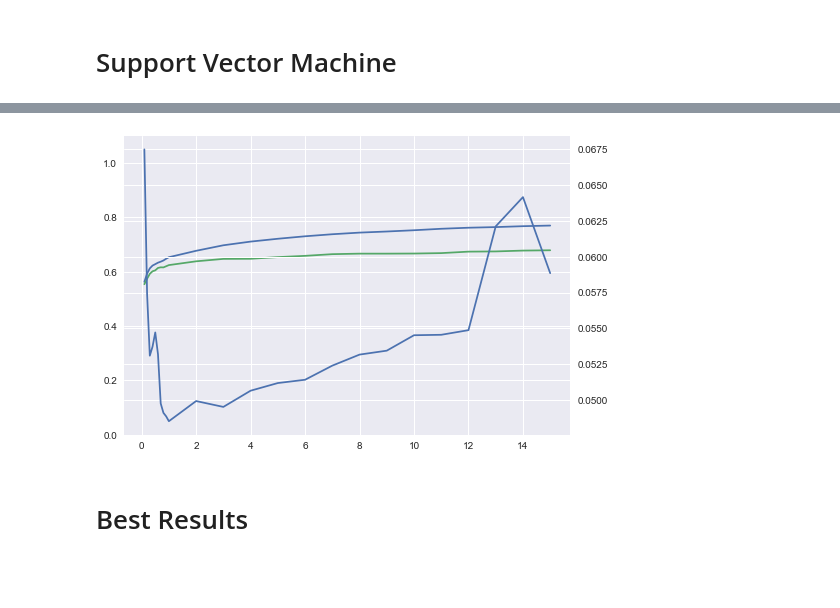
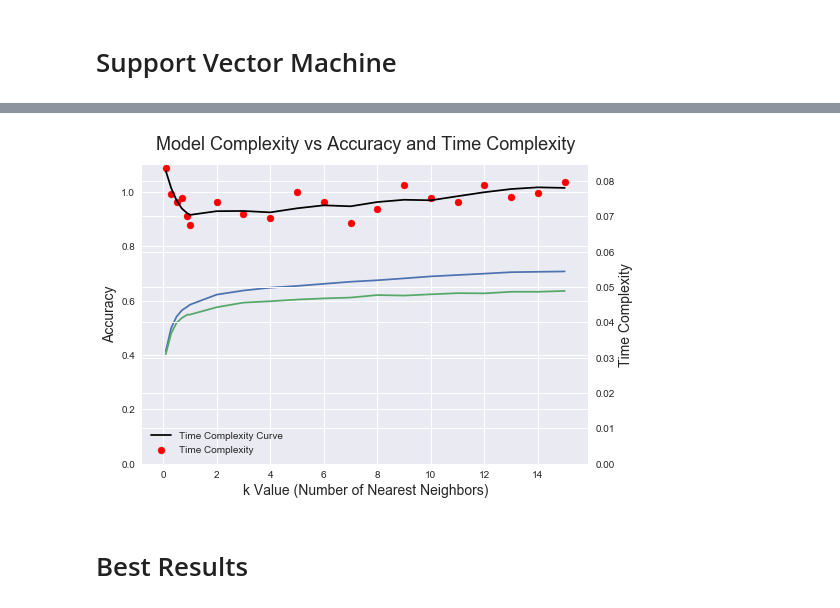
Before and after one commit to nshea3/ml_notebooks, a Jupyter notebook: ML_P1_welllogs.ipynb, the cells around one changed output, grey strips where cells are left out. Cells and saved outputs as stored; diff of their text form; code cells hidden in the pictures; blank space fills up the shorter version.

```diff
--- a/ML_P1_welllogs.ipynb
+++ b/ML_P1_welllogs.ipynb
@@ -255,7 +279,7 @@ RandomForestClassifier(bootstrap=True, class_weight=None, criterion='gini',
 # %% [markdown]
 # Multilayer Perceptron
 # %%
-nn_grid = {'hidden_layer_sizes': [(n,n) for n in range(10,100,10)],
+nn_grid = {'hidden_layer_sizes': [n for n in range(10,100,10)],
            'alpha':[0.001, 0.01, 0.1]}
 result = model_helper(nn_grid, MLPClassifier(random_state=1, max_iter=500), X_train, y_train)
 nn_est = result[0]
@@ -279,8 +306,10 @@ plot_complexity_curve(gridsearch.param_grid['max_iter'], gridsearch.cv_results_[
 # %% [markdown]
 # Support Vector Machine
 # %%
+from sklearn.svm import LinearSVC
+
 svc_grid = {'C': range(1,20,2)}
-result = model_helper(svc_grid, SVC(random_state=1), X_train, y_train)
+result = model_helper(svc_grid, SVC(random_state=1, kernel='linear'), X_train, y_train)
 svc_est = result[0]
 plot_learning_curve(*tv_scores_mean(svc_est,X_train,y_train,train_sizes))
 # %% [output]
@@ -292,0 +322,9 @@ SVC(C=19, cache_size=200, class_weight=None, coef0=0.0,
+# %%
+from sklearn import svm, model_selection
+
+labels = ('Accuracy', 'Maximum Iterations', 'Number of Iterations vs Accuracy and Time', 'Time')
+gridsearch = model_selection.GridSearchCV(estimator = svc_est, param_grid = {'max_iter' :  [50*n for n in range(1,20)]})
+gridsearch.fit(X_train,y_train)
+total_time = gridsearch.cv_results_['mean_score_time'] + gridsearch.cv_results_['mean_fit_time']
+smooth_tt = savgol_filter(total_time, 7, 3)
+plot_complexity_curve(gridsearch.param_grid['max_iter'], total_time, smooth_tt, gridsearch.cv_results_['mean_train_score'], gridsearch.cv_results_['mean_test_score'], labels)
@@ -292,0 +335,7 @@ SVC(C=19, cache_size=200, class_weight=None, coef0=0.0,
+# %%
+from sklearn.svm import LinearSVC
+
+svc_grid = {'C': range(1,20,2)}
+result = model_helper(svc_grid, SVC(random_state=1, kernel='poly'), X_train, y_train)
+svc_est = result[0]
+plot_learning_curve(*tv_scores_mean(svc_est,X_train,y_train,train_sizes))
@@ -293,12 +349,14 @@ SVC(C=19, cache_size=200, class_weight=None, coef0=0.0,
 # %%
 from sklearn import svm, model_selection
 
-
-gridsearch = model_selection.GridSearchCV(estimator = svc_est, param_grid = {'C' :  [0.1*n for n in range(1,10)] + [1,2,3,4,5,6,7,8,9,10,11,12,13,14,15]})
+labels = ('Accuracy', 'k Value (Number of Nearest Neighbors)', 'Model Complexity vs Accuracy and Time Complexity', 'Time Complexity')
+gridsearch = model_selection.GridSearchCV(estimator = svc_est, param_grid = {'C' :  [0.1*n for n in range(1,10,2)] + [1,2,3,4,5,6,7,8,9,10,11,12,13,14,15]})
 gridsearch.fit(X_train,y_train)
-plot_complexity_curve(gridsearch.param_grid['C'], gridsearch.cv_results_['mean_fit_time'], gridsearch.cv_results_['mean_train_score'], gridsearch.cv_results_['mean_test_score'])
+total_time = gridsearch.cv_results_['mean_score_time'] + gridsearch.cv_results_['mean_fit_time']
+smooth_tt = savgol_filter(total_time, 11, 3)
+plot_complexity_curve(gridsearch.param_grid['C'], total_time, smooth_tt, gridsearch.cv_results_['mean_train_score'], gridsearch.cv_results_['mean_test_score'], labels)
 # %% [output]
-[figure, old version]
+[figure, new version]
 # %% [markdown]
 # Best Results
 # %%
```
Also changed, not shown: parts of 16 cells of this notebook.
